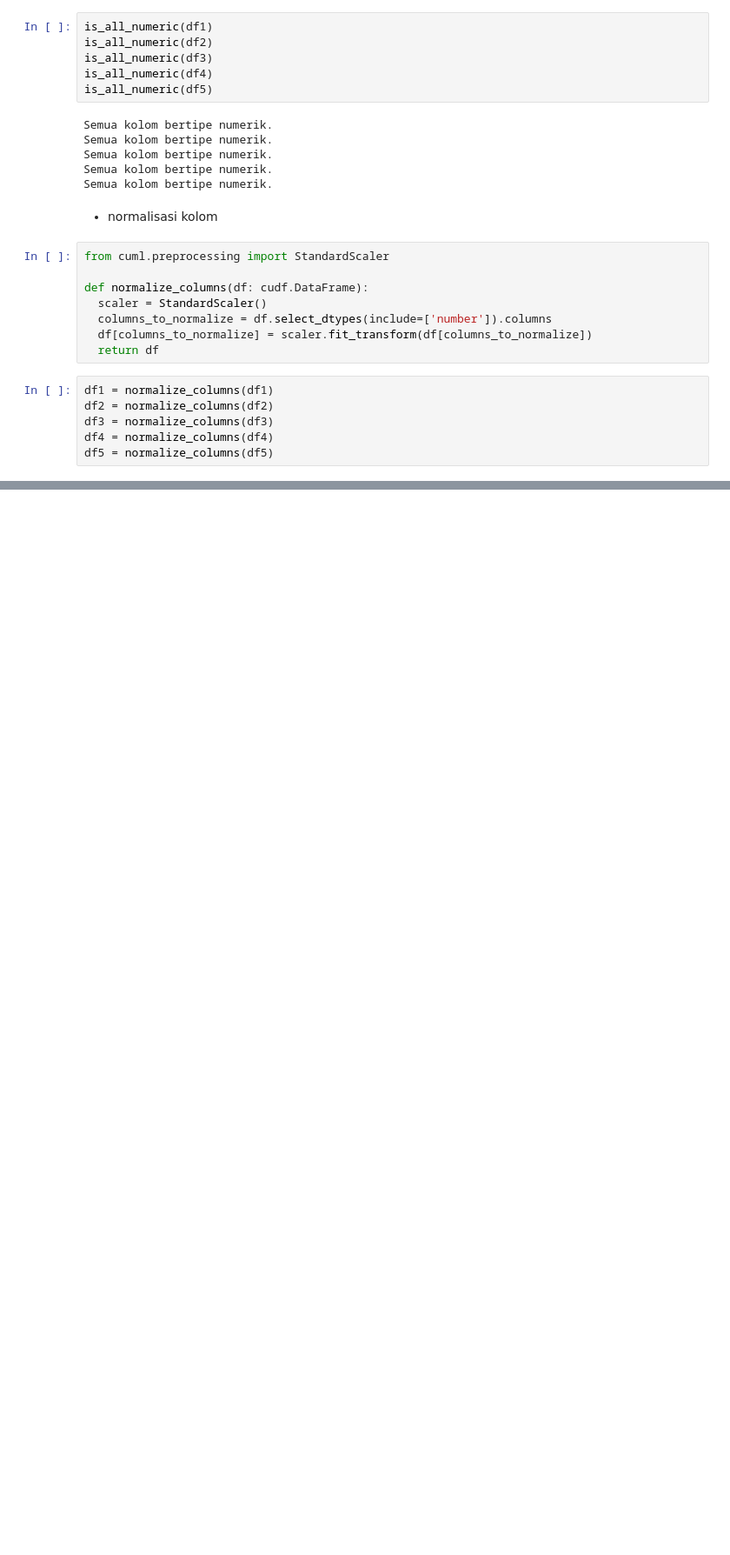
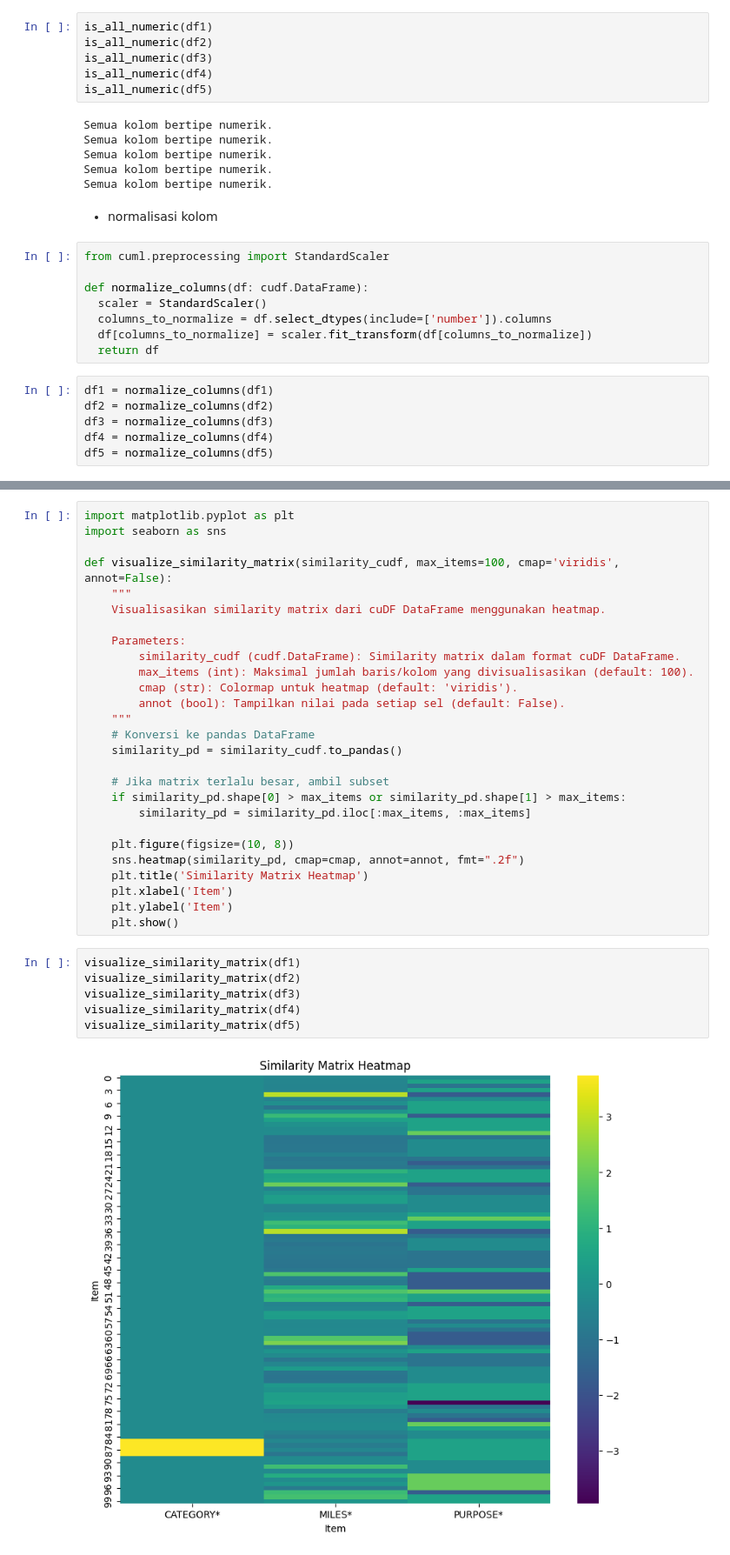
Before and after one commit to rizkyfauziilmi/TUGAS_UAS_ML, a Jupyter notebook: clustering_data_kecil.ipynb, the cells around one changed output, grey strips where cells are left out. Shown at 87% size. Saved outputs shown, nothing was run; the diff lists cells and outputs as text; blank space fills up the shorter version.

```diff
--- a/clustering_data_kecil.ipynb
+++ b/clustering_data_kecil.ipynb
@@ -526,0 +530,35 @@ Dataset 5 setelah normalisasi:
+# %%
+import matplotlib.pyplot as plt
+import seaborn as sns
+
+def visualize_similarity_matrix(similarity_cudf, max_items=100, cmap='viridis', annot=False):
+    """
+    Visualisasikan similarity matrix dari cuDF DataFrame menggunakan heatmap.
+
+    Parameters:
+        similarity_cudf (cudf.DataFrame): Similarity matrix dalam format cuDF DataFrame.
+        max_items (int): Maksimal jumlah baris/kolom yang divisualisasikan (default: 100).
+        cmap (str): Colormap untuk heatmap (default: 'viridis').
+        annot (bool): Tampilkan nilai pada setiap sel (default: False).
+    """
+    # Konversi ke pandas DataFrame
+    similarity_pd = similarity_cudf.to_pandas()
+
+    # Jika matrix terlalu besar, ambil subset
+    if similarity_pd.shape[0] > max_items or similarity_pd.shape[1] > max_items:
+        similarity_pd = similarity_pd.iloc[:max_items, :max_items]
+
+    plt.figure(figsize=(10, 8))
+    sns.heatmap(similarity_pd, cmap=cmap, annot=annot, fmt=".2f")
+    plt.title('Similarity Matrix Heatmap')
+    plt.xlabel('Item')
+    plt.ylabel('Item')
+    plt.show()
+# %%
+visualize_similarity_matrix(df1)
+visualize_similarity_matrix(df2)
+visualize_similarity_matrix(df3)
+visualize_similarity_matrix(df4)
+visualize_similarity_matrix(df5)
+# %% [output]
+[figure, added]
```
Also changed, not shown: parts of 4 cells of this notebook.
